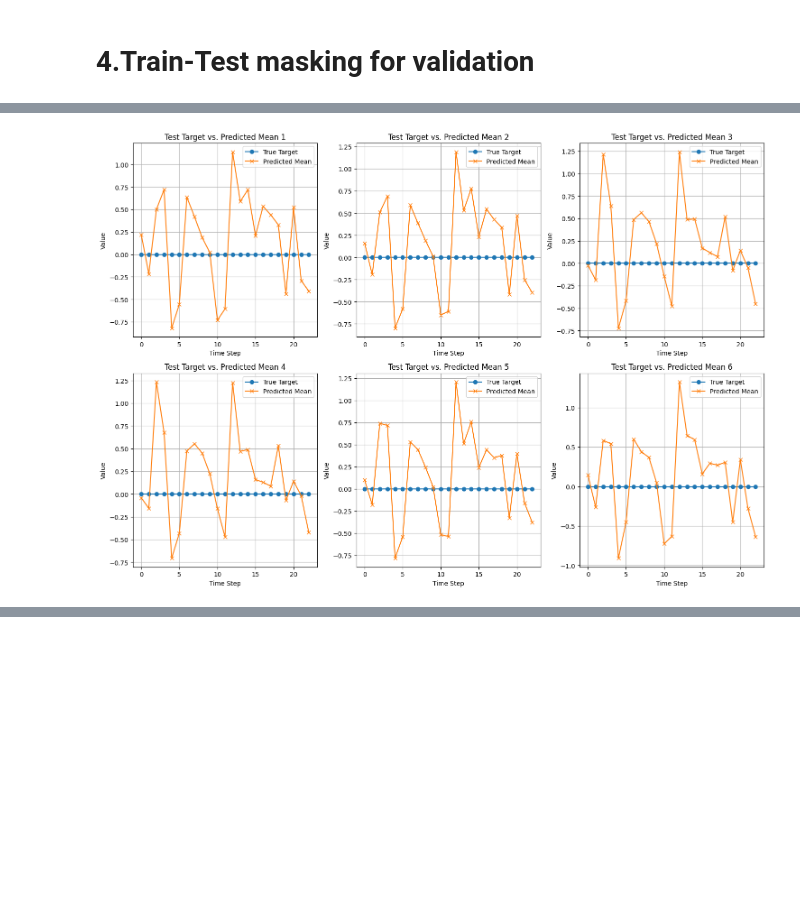
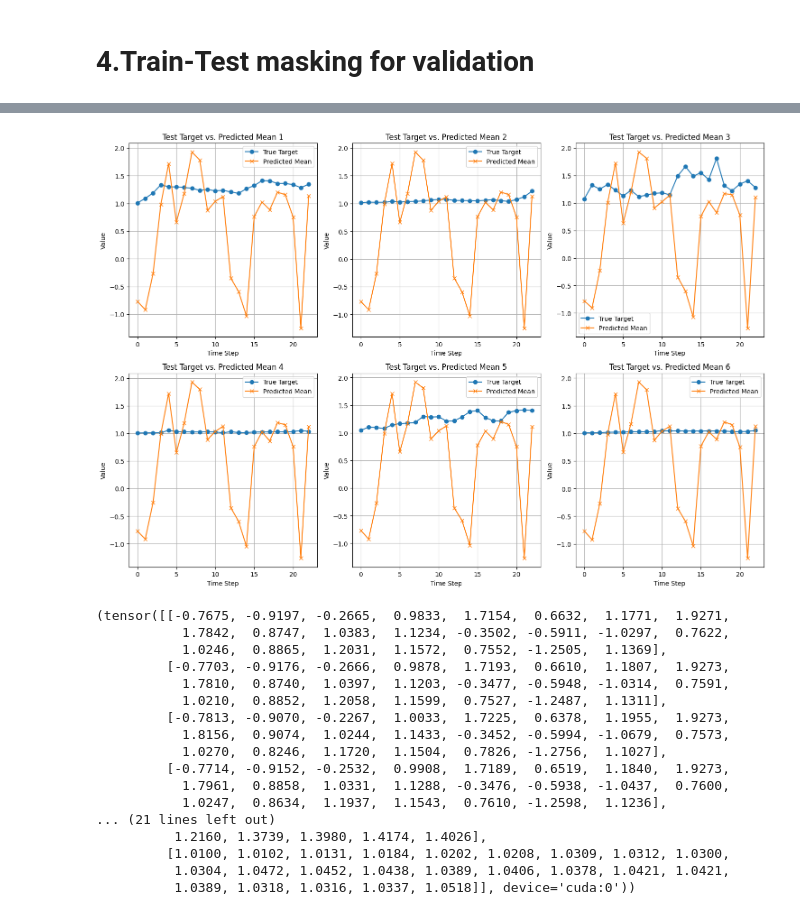
Before and after one commit to Bincowsky/Bonkis-Jake, a Jupyter notebook: notebooks/gnn.ipynb, the cells around one changed output, grey strips where cells are left out. Saved outputs shown, nothing was run; the diff lists cells and outputs as text; code cells hidden in the pictures; blank space fills up the shorter version.

```diff
--- a/notebooks/gnn.ipynb
+++ b/notebooks/gnn.ipynb
@@ -483,34 +542,9 @@ Predicted (first 5): [[ 0.22124955 -0.21564665  0.4994893   0.71992266 -0.819270
-# %%
-def plot_test_predictions(test_targets, test_means, num_plots=6):
-    """
-    Plots the first num_plots test targets vs. predicted means.
-
-    Parameters:
-    - test_targets: Tensor of true target values (denormalized)
-    - test_means: Tensor of predicted mean values (denormalized)
-    - num_plots: Number of trajectories to plot (default is 9)
-    """
-    num_plots = min(num_plots, len(test_targets))
-
-    plt.figure(figsize=(15, 15))
-
-    for i in range(num_plots):
-        plt.subplot(3, 3, i + 1)
-        true_target = test_targets[i].cpu().numpy()
-        predicted_mean = test_means[i].cpu().numpy()
-
-        plt.plot(true_target, label='True Target', marker='o')
-        plt.plot(predicted_mean, label='Predicted Mean', marker='x')
-        plt.title(f'Test Target vs. Predicted Mean {i + 1}')
-        plt.xlabel('Time Step')
-        plt.ylabel('Value')
-        plt.legend()
-        plt.grid(True)
-
-    plt.tight_layout()
-    plt.show()
-
-# Call the function to plot the first 9 test trajectories
-plot_test_predictions(test_targets, test_means, num_plots=6)
-# %% [output]
-[figure, removed]
+# %%
+# Test the model
+test_means, test_targets = test(trained_model, data)
+
+# Call the function to plot the first 9 test trajectories
+plot_test_predictions(test_targets, test_means, num_plots=6)
+
+test_means, test_targets
+# %% [output]
@@ -516,0 +552,18 @@ plot_test_predictions(test_targets, test_means, num_plots=6)
+[figure, added]
+(tensor([[-0.7675, -0.9197, -0.2665,  0.9833,  1.7154,  0.6632,  1.1771,  1.9271,
+           1.7842,  0.8747,  1.0383,  1.1234, -0.3502, -0.5911, -1.0297,  0.7622,
+           1.0246,  0.8865,  1.2031,  1.1572,  0.7552, -1.2505,  1.1369],
+         [-0.7703, -0.9176, -0.2666,  0.9878,  1.7193,  0.6610,  1.1807,  1.9273,
+           1.7810,  0.8740,  1.0397,  1.1203, -0.3477, -0.5948, -1.0314,  0.7591,
+           1.0210,  0.8852,  1.2058,  1.1599,  0.7527, -1.2487,  1.1311],
+         [-0.7813, -0.9070, -0.2267,  1.0033,  1.7225,  0.6378,  1.1955,  1.9273,
+           1.8156,  0.9074,  1.0244,  1.1433, -0.3452, -0.5994, -1.0679,  0.7573,
+           1.0270,  0.8246,  1.1720,  1.1504,  0.7826, -1.2756,  1.1027],
+         [-0.7714, -0.9152, -0.2532,  0.9908,  1.7189,  0.6519,  1.1840,  1.9273,
+           1.7961,  0.8858,  1.0331,  1.1288, -0.3476, -0.5938, -1.0437,  0.7600,
+           1.0247,  0.8634,  1.1937,  1.1543,  0.7610, -1.2598,  1.1236],
+... (21 lines left out)
+          1.2160, 1.3739, 1.3980, 1.4174, 1.4026],
+         [1.0100, 1.0102, 1.0131, 1.0184, 1.0202, 1.0208, 1.0309, 1.0312, 1.0300,
+          1.0304, 1.0472, 1.0452, 1.0438, 1.0389, 1.0406, 1.0378, 1.0421, 1.0421,
+          1.0389, 1.0318, 1.0316, 1.0337, 1.0518]], device='cuda:0'))
```
Also changed, not shown: parts of 8 cells of this notebook.
